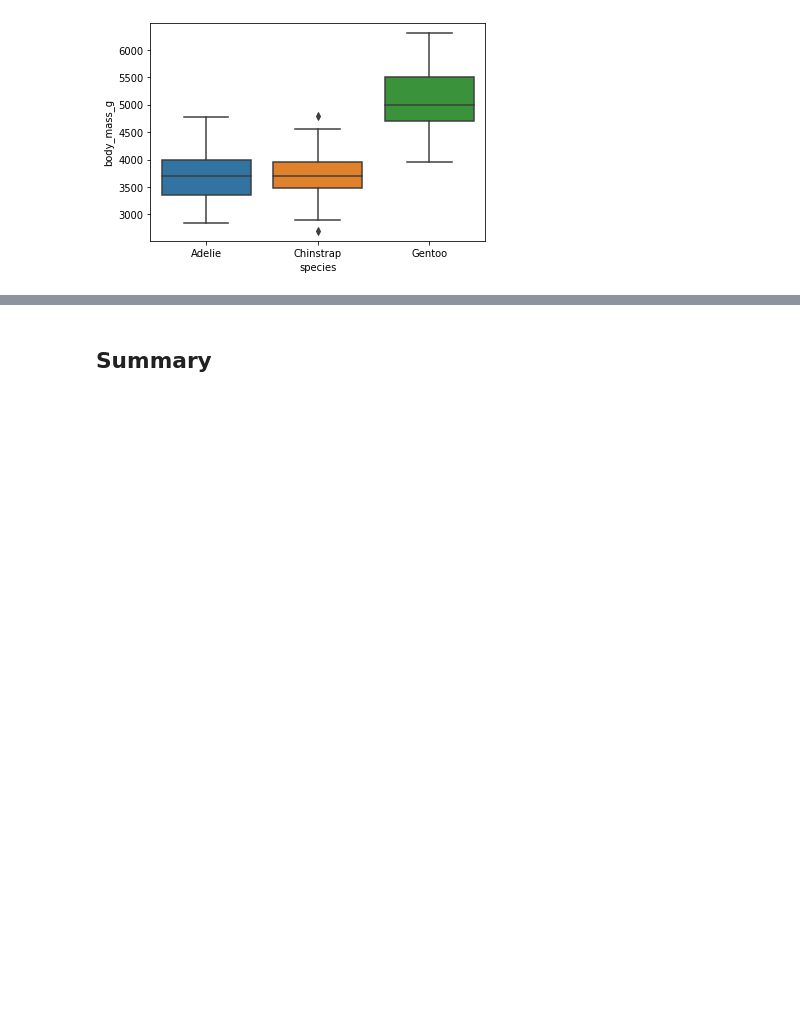
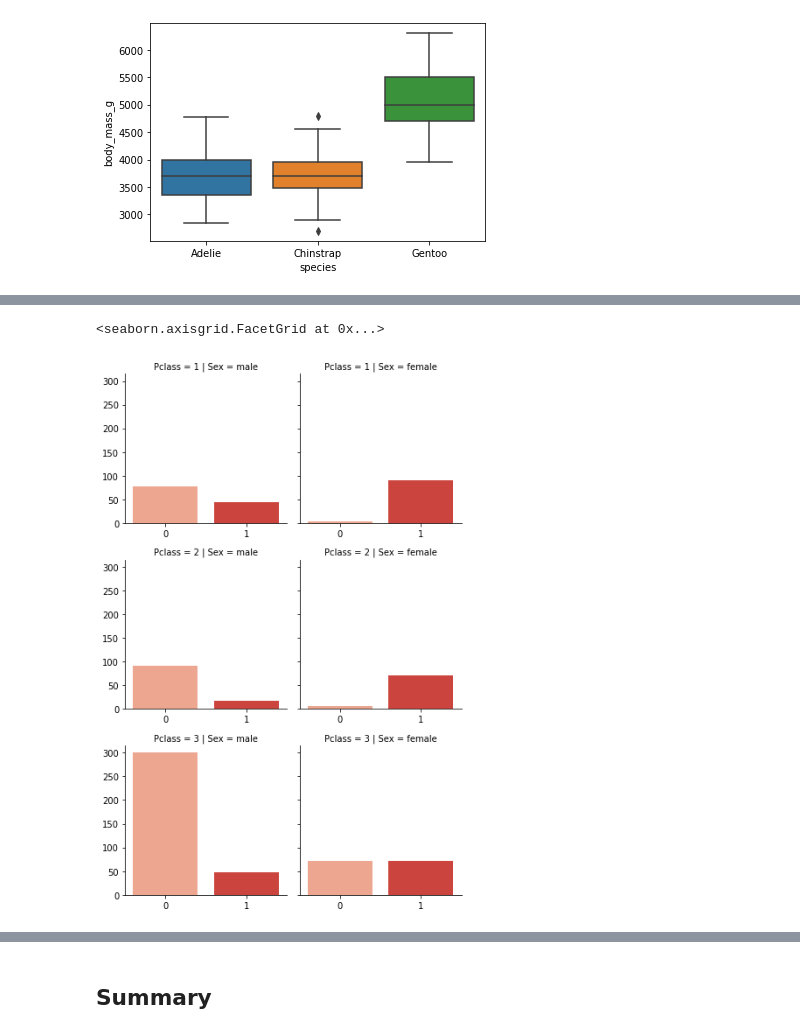
Before and after one commit to sheriffff/teaching-ironhack-data-madrid-2020, a Jupyter notebook: week_02/04-visualization.ipynb, the cells around one changed output, grey strips where cells are left out. Drawn from its saved outputs; the diff is of its cells as text; code cells hidden in the pictures; blank space fills up the shorter version.

```diff
--- a/week_02/04-visualization.ipynb
+++ b/week_02/04-visualization.ipynb
@@ -475,0 +489,6 @@ plt.show()
+# %%
+g = sns.FacetGrid(data=titanic, col="Sex", row="Pclass", sharex=False)
+g.map_dataframe(sns.countplot, x="Survived", palette="Reds")
+# %% [output]
+<seaborn.axisgrid.FacetGrid at 0x...>
+[figure, added]
```
Also changed, not shown: parts of 23 cells of this notebook.
